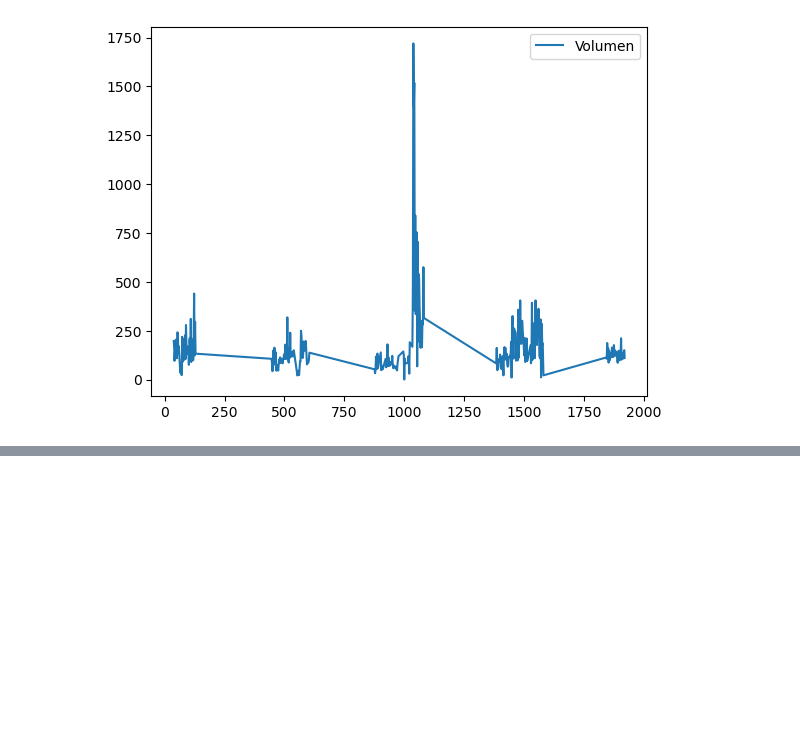
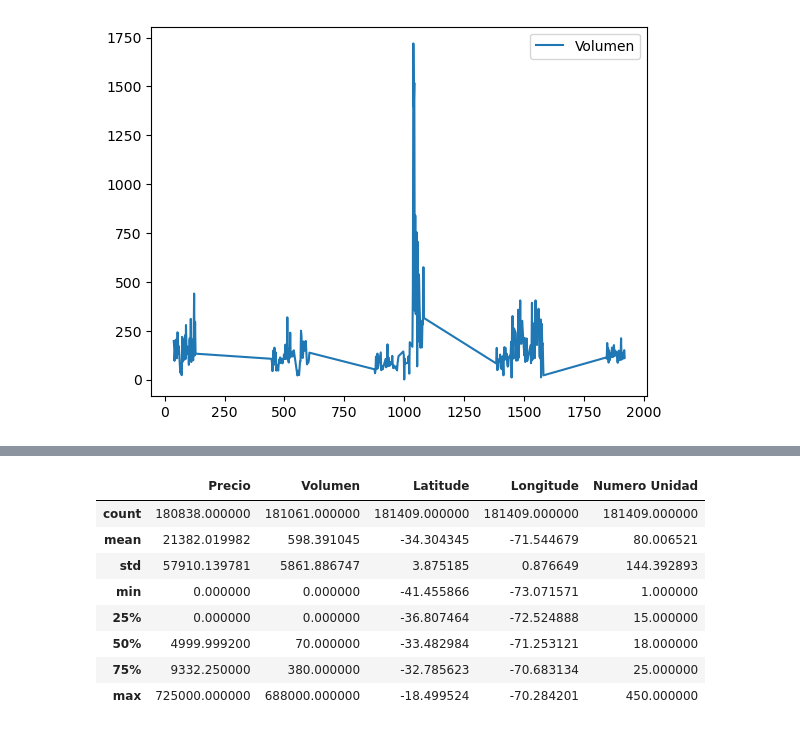
Before and after one commit to sebastiantare/fruitAndVegAnalysis, a Jupyter notebook: RefineData.ipynb, the cells around one changed output, grey strips where cells are left out. Cells and saved outputs as stored; diff of their text form; code cells hidden in the pictures; blank space fills up the shorter version.

```diff
--- a/RefineData.ipynb
+++ b/RefineData.ipynb
@@ -353,0 +367,12 @@ df.to_csv('./exported_data_2018-09-24_to_2023-07-14_V1.3.csv')
+# %%
+df.describe()
+# %% [output]
+|  | Precio | Volumen | Latitude | Longitude | Numero Unidad |
+| count | 180838.000000 | 181061.000000 | 181409.000000 | 181409.000000 | 181409.000000 |
+| mean | 21382.019982 | 598.391045 | -34.304345 | -71.544679 | 80.006521 |
+| std | 57910.139781 | 5861.886747 | 3.875185 | 0.876649 | 144.392893 |
+| min | 0.000000 | 0.000000 | -41.455866 | -73.071571 | 1.000000 |
+| 25% | 0.000000 | 0.000000 | -36.807464 | -72.524888 | 15.000000 |
+| 50% | 4999.999200 | 70.000000 | -33.482984 | -71.253121 | 18.000000 |
+| 75% | 9332.250000 | 380.000000 | -32.785623 | -70.683134 | 25.000000 |
+| max | 725000.000000 | 688000.000000 | -18.499524 | -70.284201 | 450.000000 |
```
Also changed, not shown: parts of 9 cells of this notebook, 2 other files.
